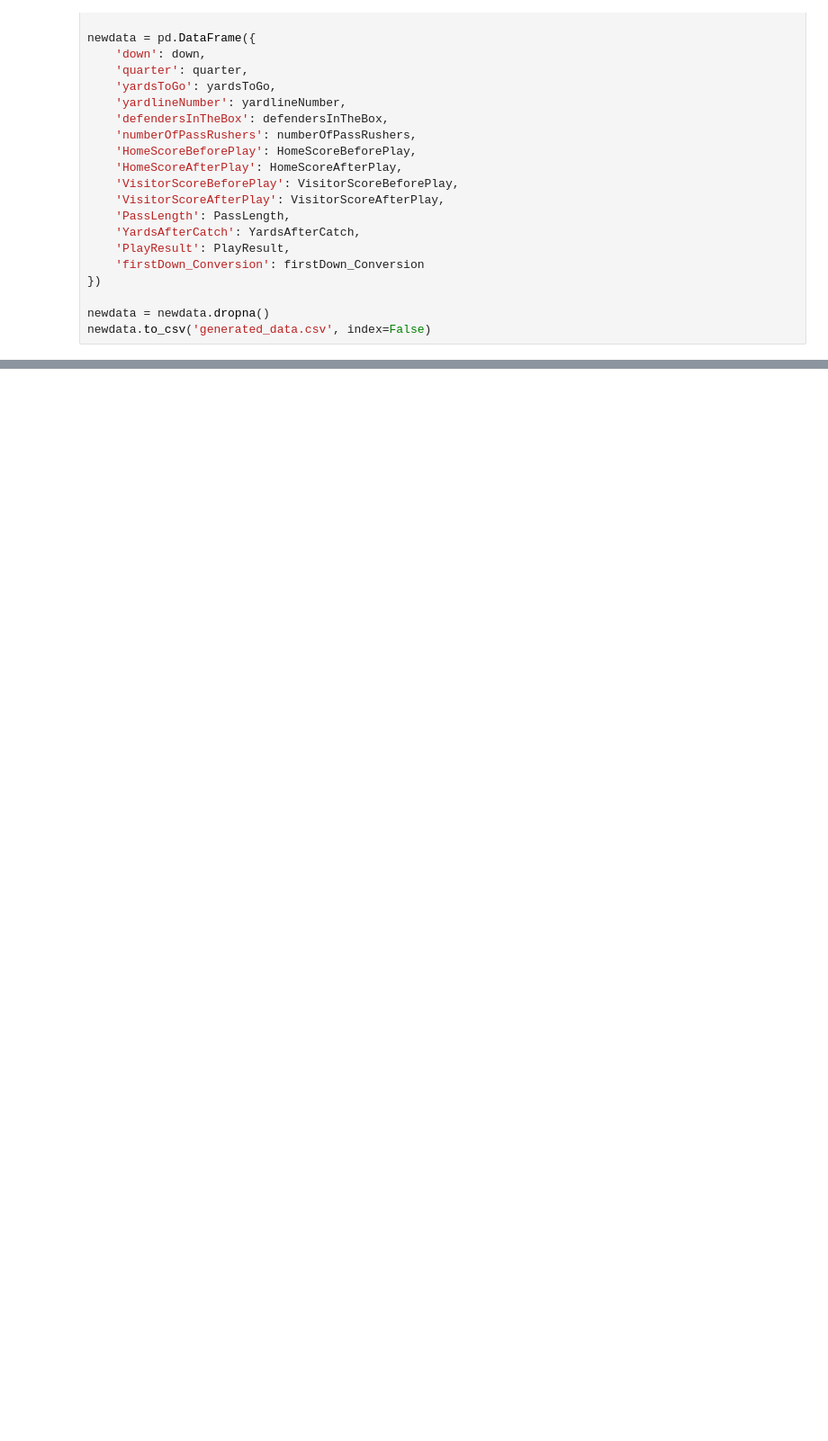
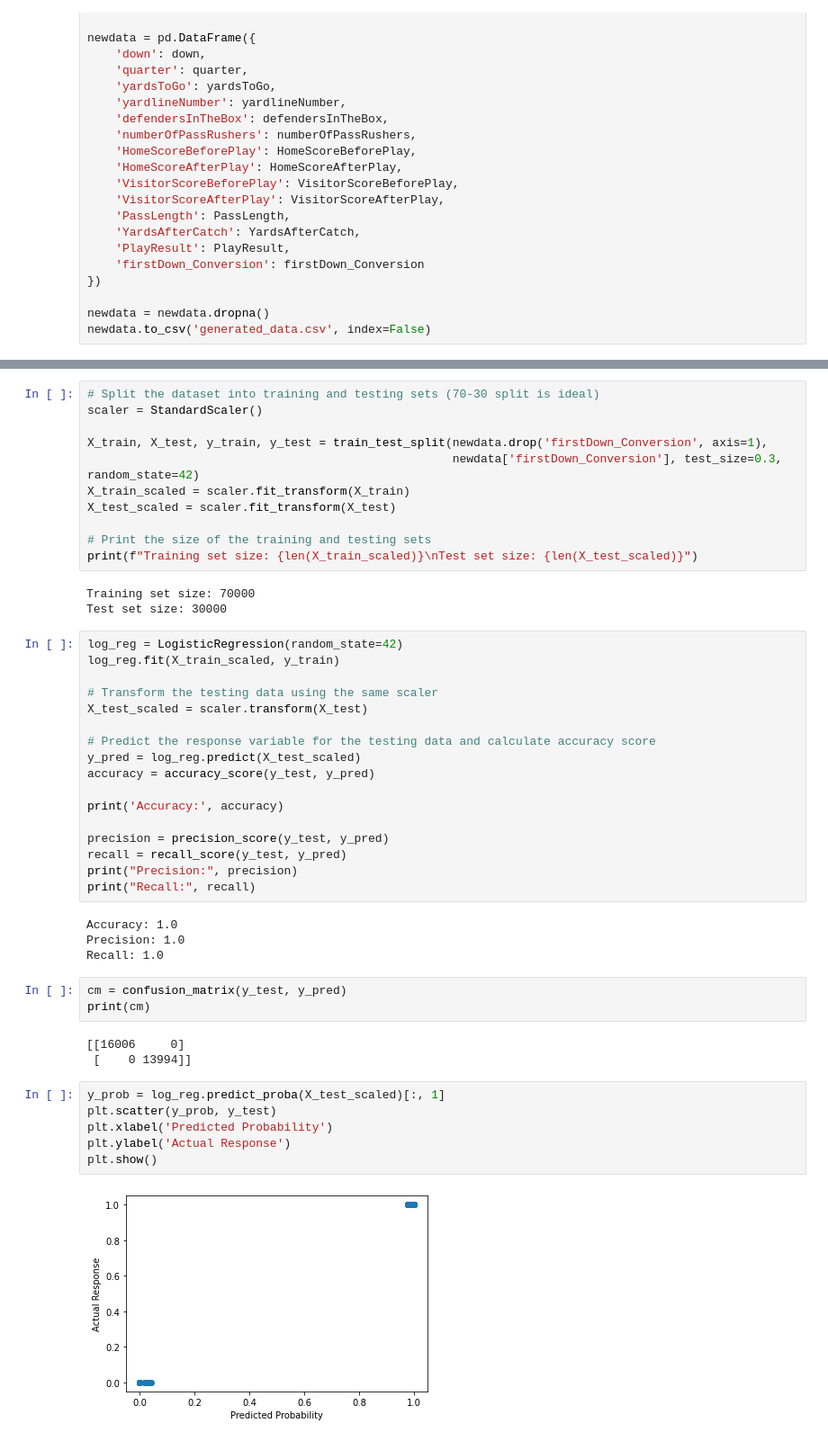
Before and after one commit to butzujac/CMSE-202-Project-NFL4thDowns, a Jupyter notebook: data_simulation.ipynb, the cells around one changed output, grey strips where cells are left out. Shown at 90% size. Drawn from its saved outputs; the diff is of its cells as text; blank space fills up the shorter version.

Commit message:
Add files via upload
Added Logistic Regression model, Decision Tree, and SVM to the simulated data

```diff
--- a/data_simulation.ipynb
+++ b/data_simulation.ipynb
@@ -135,0 +152,49 @@ plt.show()
+# %%
+# Split the dataset into training and testing sets (70-30 split is ideal)
+scaler = StandardScaler()
+
+X_train, X_test, y_train, y_test = train_test_split(newdata.drop('firstDown_Conversion', axis=1),
+                                                    newdata['firstDown_Conversion'], test_size=0.3, random_state=42)
+X_train_scaled = scaler.fit_transform(X_train)
+X_test_scaled = scaler.fit_transform(X_test)
+
+# Print the size of the training and testing sets
+print(f"Training set size: {len(X_train_scaled)}\nTest set size: {len(X_test_scaled)}")
+# %% [output]
+Training set size: 70000
+Test set size: 30000
+# %%
+log_reg = LogisticRegression(random_state=42)
+log_reg.fit(X_train_scaled, y_train)
+
+# Transform the testing data using the same scaler
+X_test_scaled = scaler.transform(X_test)
+
+# Predict the response variable for the testing data and calculate accuracy score
+y_pred = log_reg.predict(X_test_scaled)
+accuracy = accuracy_score(y_test, y_pred)
+
+print('Accuracy:', accuracy)
+
+precision = precision_score(y_test, y_pred)
+recall = recall_score(y_test, y_pred)
+print("Precision:", precision)
+print("Recall:", recall)
+# %% [output]
+Accuracy: 1.0
+Precision: 1.0
+Recall: 1.0
+# %%
+cm = confusion_matrix(y_test, y_pred)
+print(cm)
+# %% [output]
+[[16006     0]
+ [    0 13994]]
+# %%
+y_prob = log_reg.predict_proba(X_test_scaled)[:, 1]
+plt.scatter(y_prob, y_test)
+plt.xlabel('Predicted Probability')
+plt.ylabel('Actual Response')
+plt.show()
+# %% [output]
+[figure, added]
```
Also changed, not shown: parts of 12 cells of this notebook.
